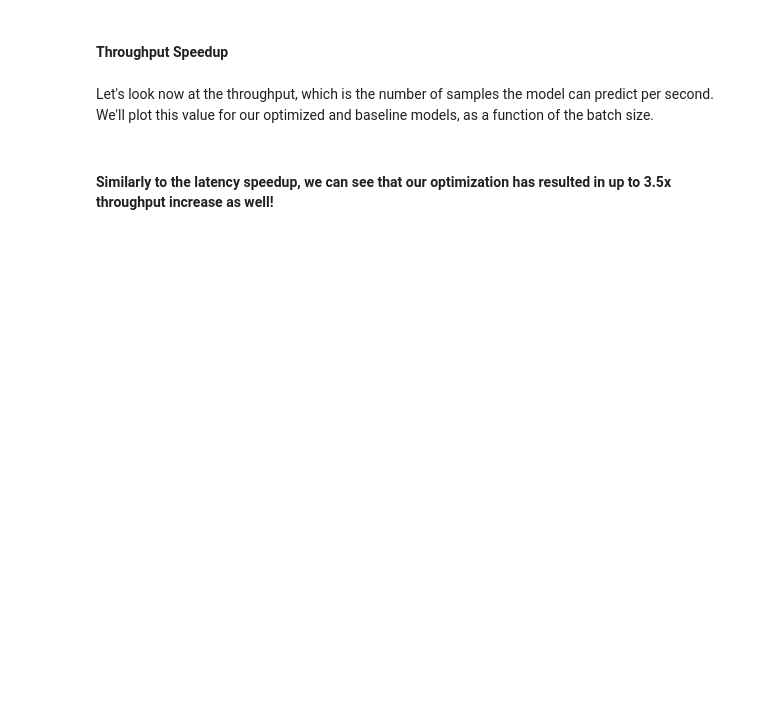
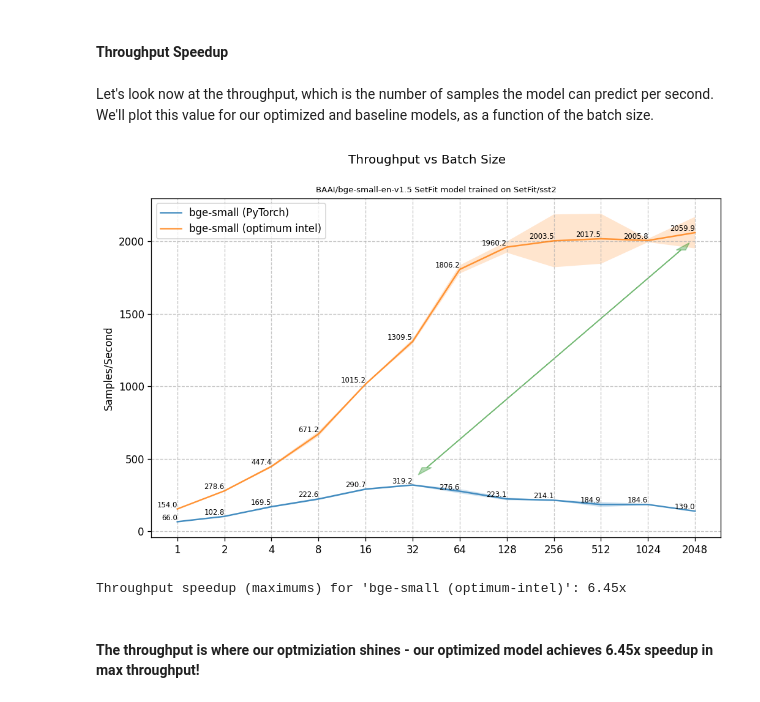
Before and after one commit to huggingface/setfit, a Jupyter notebook: notebooks/setfit-optimum-intel.ipynb, the cells around one changed output. Drawn from its saved outputs; the diff is of its cells as text; code cells hidden in the pictures; blank space fills up the shorter version.

Commit message:
throughput arrow

```diff
--- a/notebooks/setfit-optimum-intel.ipynb
+++ b/notebooks/setfit-optimum-intel.ipynb
@@ -349,22 +406,36 @@ We'll plot this value for our optimized and baseline models, as a function of th
 # %%
 def plot_throughputs(perf_metrics):
     plt.figure(figsize=(10, 6), dpi=120)
+    maximums = []
     for (label, metric) in perf_metrics.items():
         xs = np.arange(len(metric["batch_sizes"]))
         y_mean, y_std = np.array(metric["throughputs_avg"]), np.array(metric["throughputs_std"])
+        maximums.append((np.argmax(y_mean), max(y_mean)))
         plt.plot(xs, y_mean, label=label, alpha=0.8)
         plt.fill_between(xs, y_mean - y_std, y_mean + y_std, alpha=0.2)
         for x, y in zip(xs, y_mean):
             plt.text(x, y, f'{y:.1f}', ha='right', va='bottom', fontsize=7, color="black")
 
     plt.xticks(xs, pb.batch_sizes[:len(xs)])
     plt.ylabel('Samples/Second')
     plt.suptitle('Throughput vs Batch Size')
     plt.title('\nBAAI/bge-small-en-v1.5 SetFit model trained on SetFit/sst2', fontsize=8)
     plt.legend()
     plt.grid(True, linestyle='--', alpha=0.7)
+    # Add Speedup Arrow
+    maxes = np.array(sorted(maximums, key=lambda x: x[0]))
+    maxes[0] += (0.3, 120)
+    maxes[1] -= (0.3, 120)
+    arrow_kwargs = dict(head_width = 0.2, head_length=50, color="green", alpha=0.3)
+    plt.arrow(*maxes[0], *(maxes[1] - maxes[0]), **arrow_kwargs)
+    plt.arrow(*maxes[1], *(maxes[0] - maxes[1]), **arrow_kwargs)
     plt.show()
 
 plot_throughputs(perf_metrics)
+speedup = max(perf_metrics['bge-small (optimum intel)']['throughputs_avg']) / max(perf_metrics['bge-small (PyTorch)']['throughputs_avg'])
+print(f"Throughput speedup (maximums) for 'bge-small (optimum-intel)': {speedup:.2f}x")
+# %% [output]
+[figure, added]
+Throughput speedup (maximums) for 'bge-small (optimum-intel)': 6.45x
 # %% [markdown]
-#### Similarly to the latency speedup, we can see that our optimization has resulted in up to 3.5x throughput increase as well!
+#### The throughput is where our optmiziation shines - our optimized model achieves 6.45x speedup in max throughput!
```
Also changed, not shown: parts of 6 cells of this notebook.
